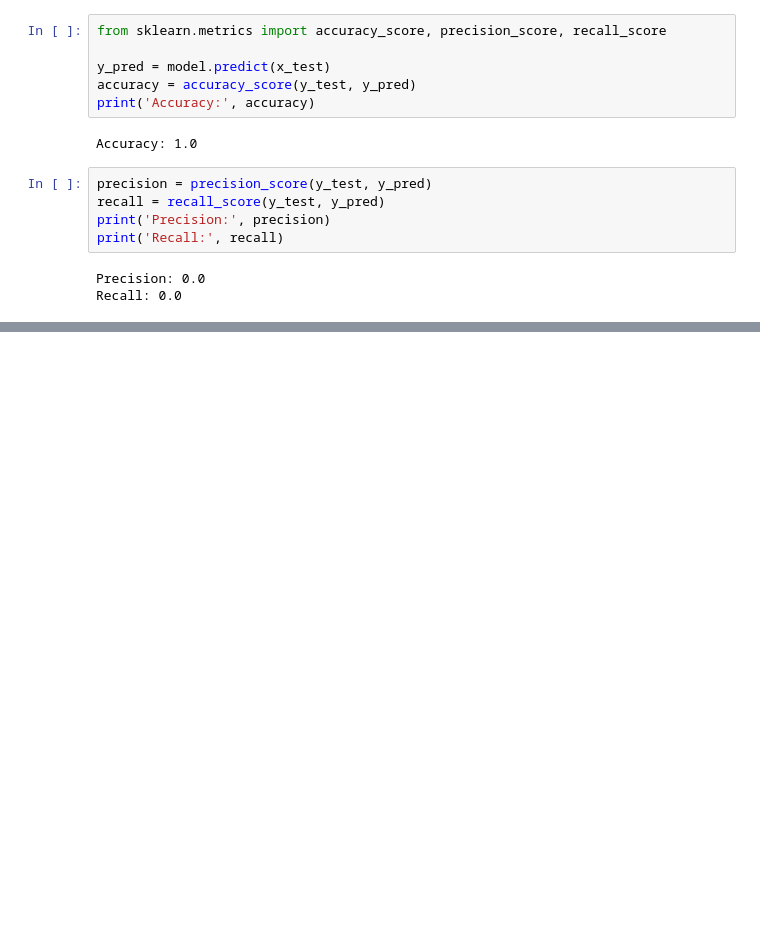
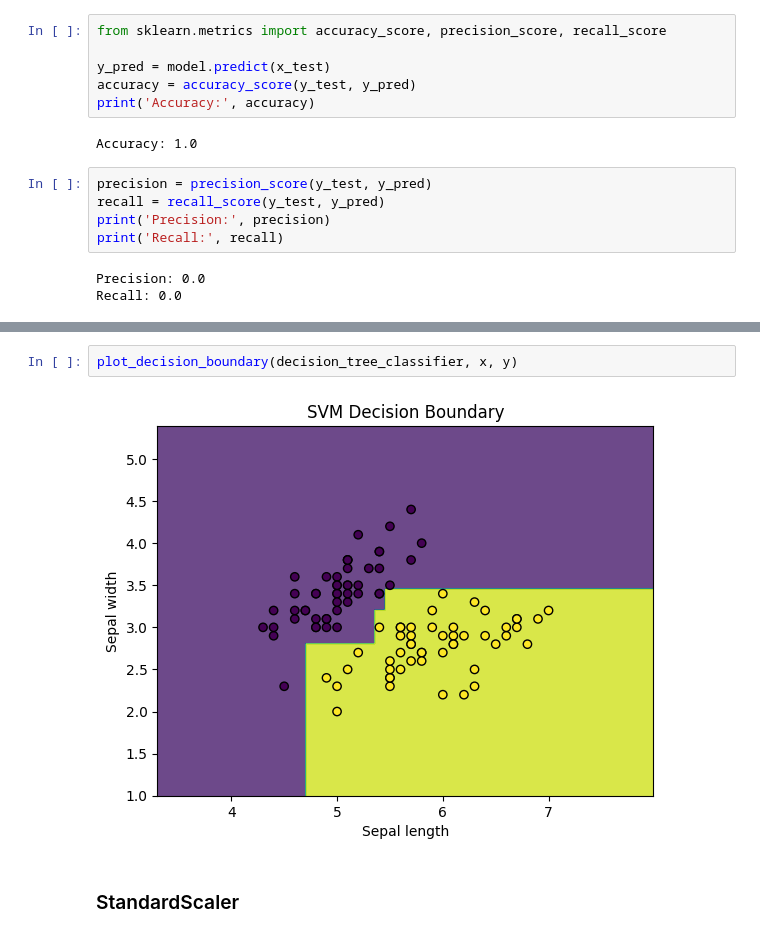
Before and after one commit to Kavithma-Thushal/Machine-Learning-Room-GDSE66, a Jupyter notebook: Day 7/Jupyter/main.ipynb, the cells around one changed output, grey strips where cells are left out. Saved outputs shown, nothing was run; the diff lists cells and outputs as text; blank space fills up the shorter version.

```diff
--- a/Day 7/Jupyter/main.ipynb
+++ b/Day 7/Jupyter/main.ipynb
@@ -210,0 +299,6 @@ Recall: 0.0
+# %%
+plot_decision_boundary(decision_tree_classifier, x, y)
+# %% [output]
+[figure, added]
+# %% [markdown]
+### StandardScaler
```
Also changed, not shown: parts of 31 cells of this notebook, 2 other files.
